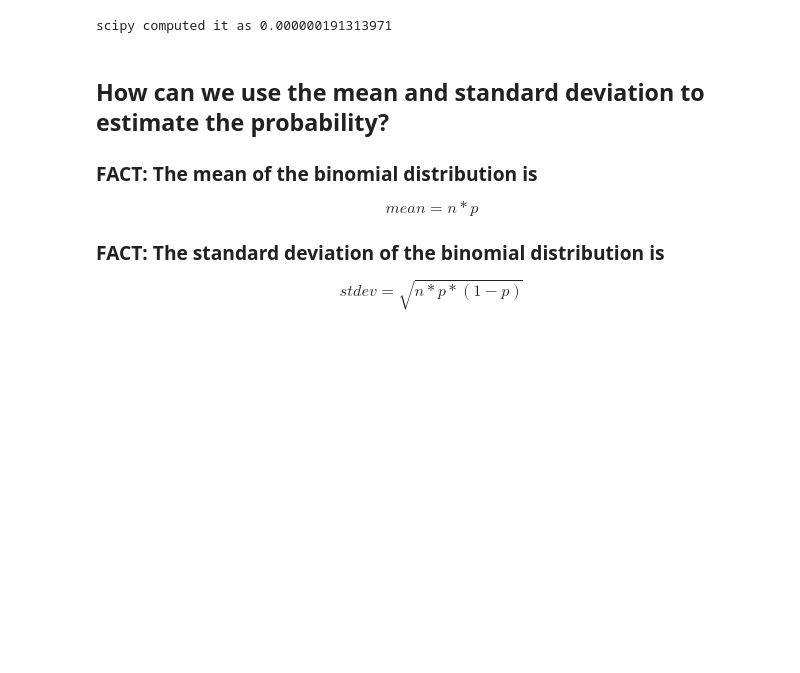
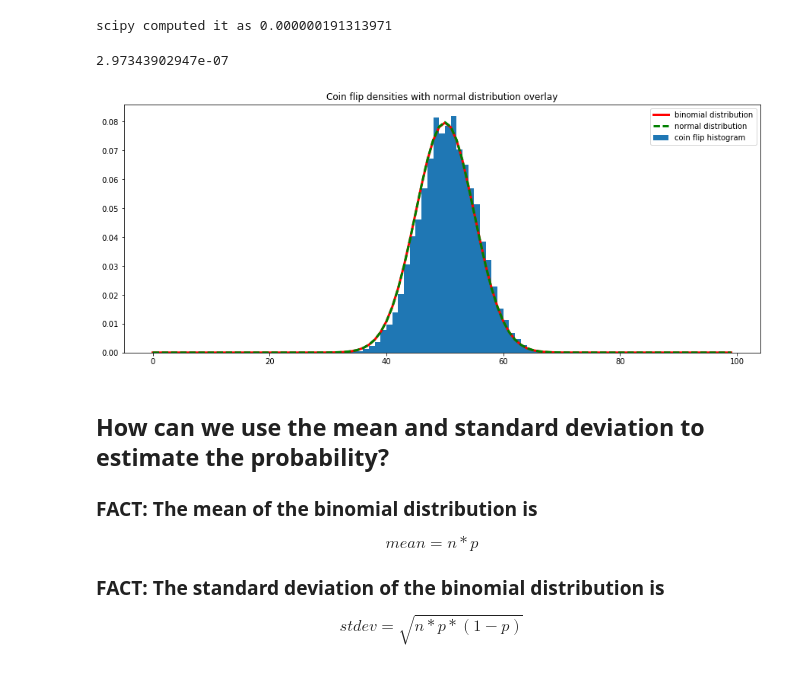
Before and after one commit to schatzlab/biomedicalresearch2017, a Jupyter notebook: lectures/05.BinomialExponential/BinomialDistribution.ipynb, the cells around one changed output. Drawn from its saved outputs; the diff is of its cells as text; code cells hidden in the pictures; blank space fills up the shorter version.

```diff
--- a/lectures/05.BinomialExponential/BinomialDistribution.ipynb
+++ b/lectures/05.BinomialExponential/BinomialDistribution.ipynb
@@ -127,6 +127,22 @@ sp_prob = scipy.stats.binom.pmf(num_heads, num_flips, prob_heads)
 print "scipy computed it as %0.15f" % sp_prob
 # %% [output]
 scipy computed it as 0.000000191313971
+# %%
+## normal approximatation
+print scipy.stats.norm(50, 5).pdf(25)
+# %% [output]
+2.97343902947e-07
+# %%
+## Overlay a normal distribution on top of the coin flip data
+plt.figure(figsize=(15,6))
+count, bins, patches = plt.hist(results, bins=range(100), normed=True, label="coin flip histogram")
+plt.plot(bins, scipy.stats.binom.pmf(bins, num_flips, prob_heads),linewidth=3, color='red', label="binomial distribution")
+plt.plot(bins, scipy.stats.norm(50,5).pdf(bins),linewidth=3, color='green', linestyle='--', label="normal distribution")
+plt.title("Coin flip densities with normal distribution overlay")
+plt.legend()
+plt.show()
+# %% [output]
+[figure, added]
 # %% [markdown]
 ## How can we use the mean and standard deviation to estimate the probability?
 
```
